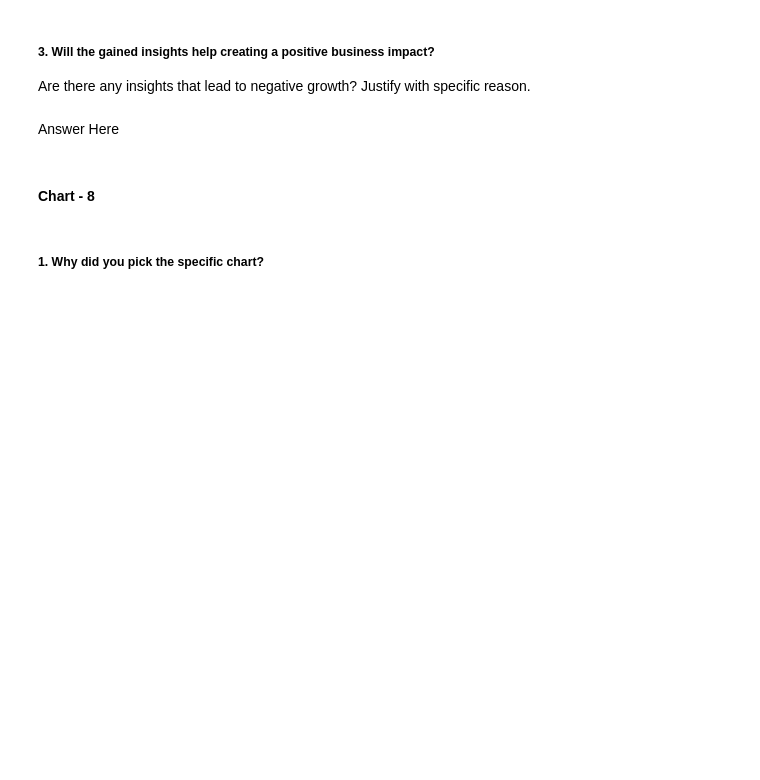
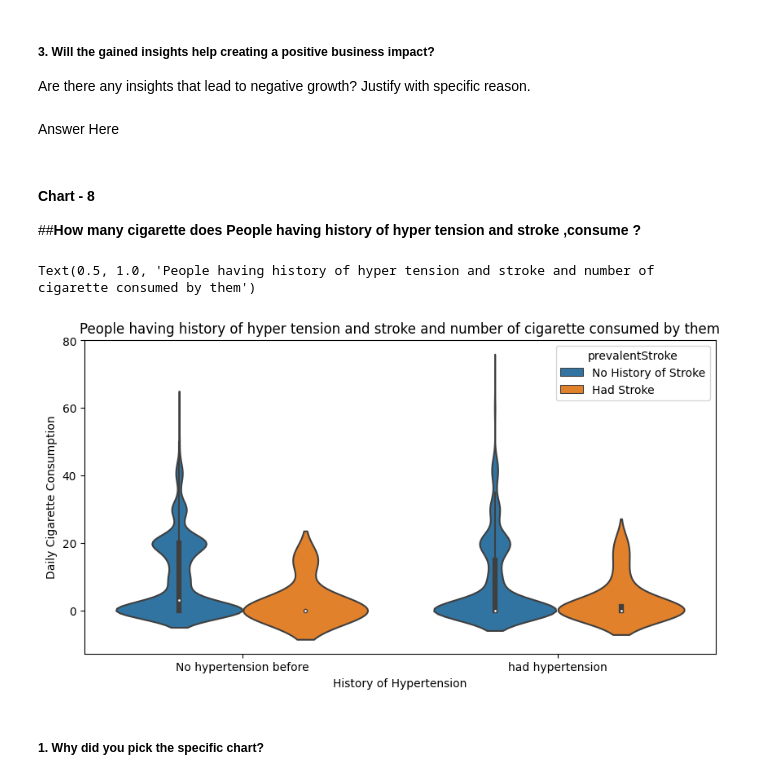
Before and after one commit to apurva-shrivastava/Cardiovascular-Risk-Prediction, a Jupyter notebook: Apurva_Shrivastava_Cardiovascular_Risk_Prediction.ipynb, the cells around one changed output. Saved outputs shown, nothing was run; the diff lists cells and outputs as text; code cells hidden in the pictures; blank space fills up the shorter version.

```diff
--- a/Apurva_Shrivastava_Cardiovascular_Risk_Prediction.ipynb
+++ b/Apurva_Shrivastava_Cardiovascular_Risk_Prediction.ipynb
@@ -551,5 +595,3 @@ Answer Here
 Are there any insights that lead to negative growth? Justify with specific reason.
 # %% [markdown]
 Answer Here
-# %% [markdown]
-#### Chart - 8
@@ -558,3 +598,20 @@ Answer Here
+# %% [markdown]
+#### Chart - 8
+
+##**How many cigarette does People having history of hyper tension and stroke ,consume ?**
+# %%
+# Chart - 8 visualization code
+
+#People having history of hyper tension and stroke and number of cigarette consumed by them
+
+fig=plt.figure(figsize=(10,5))
+sns.violinplot(x='prevalentHyp', y='cigsPerDay', hue='prevalentStroke', data=data_visual)
+plt.xlabel('History of Hypertension')
+plt.ylabel('Daily Cigarette Consumption')
+plt.title('People having history of hyper tension and stroke and number of cigarette consumed by them')
+# %% [output]
+Text(0.5, 1.0, 'People having history of hyper tension and stroke and number of cigarette consumed by them')
+[figure, added]
 # %% [markdown]
 ##### 1. Why did you pick the specific chart?
 # %% [markdown]
```
Also changed, not shown: parts of 18 cells of this notebook.
